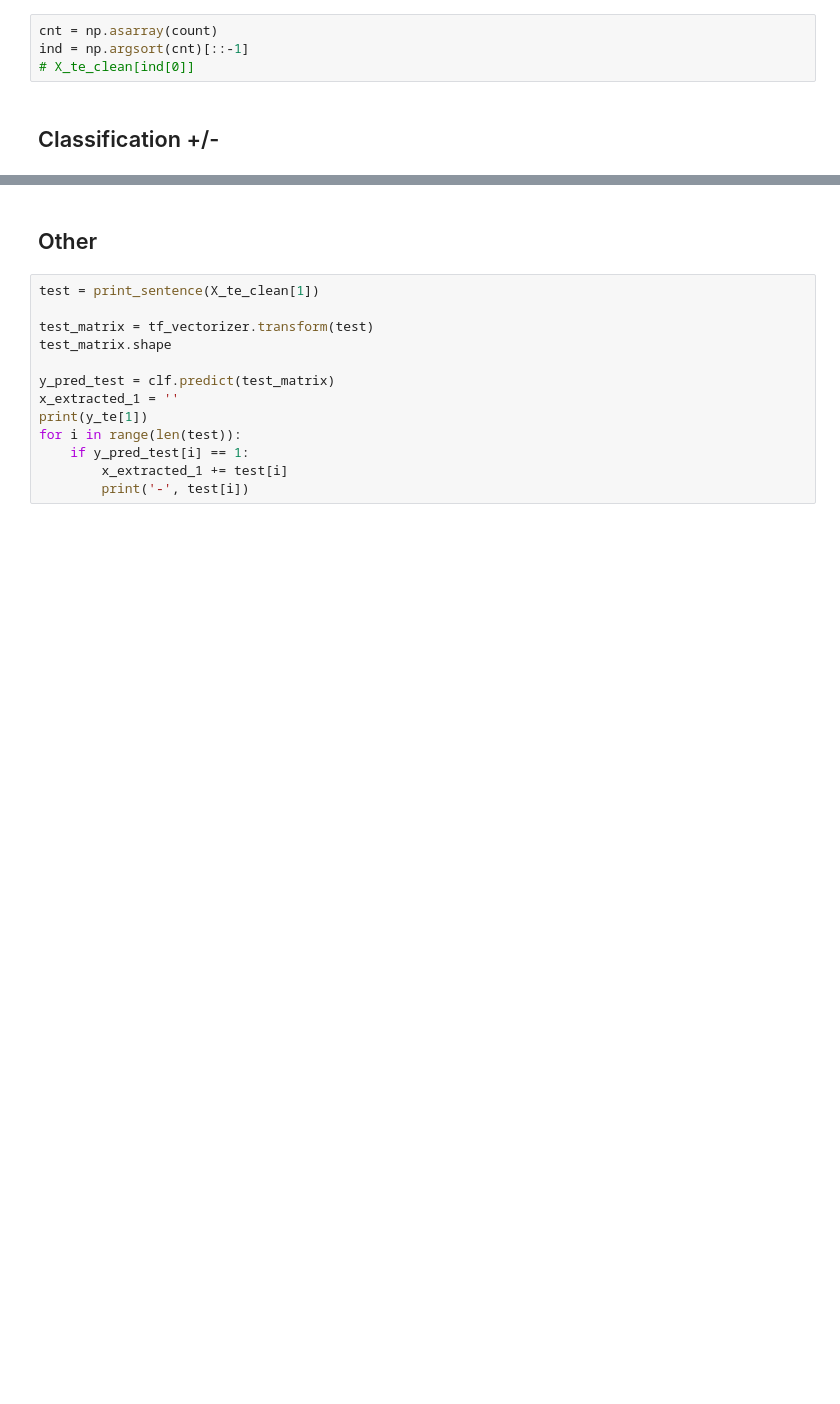
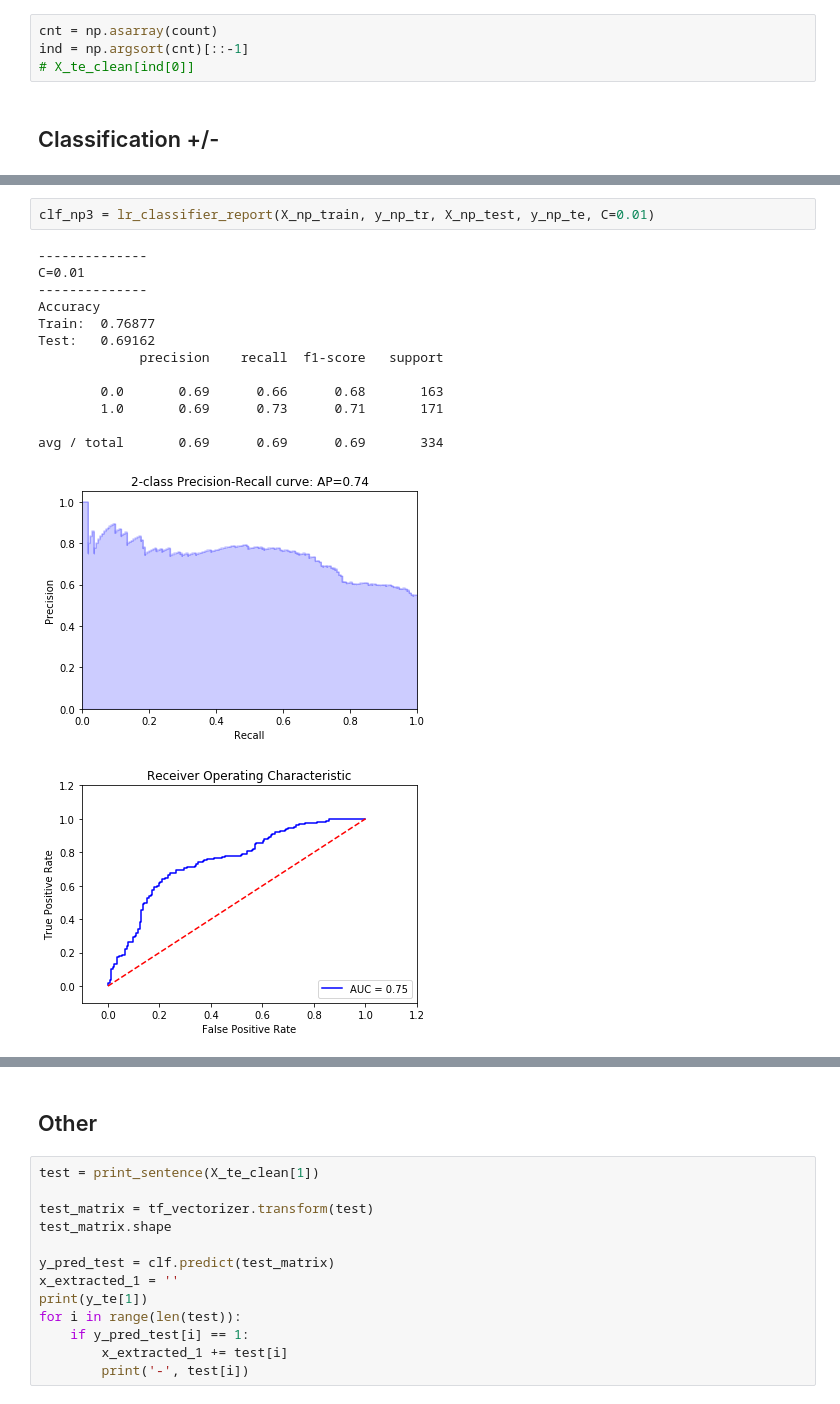
Before and after one commit to mrugami19/MovieReview, a Jupyter notebook: transparency-preprocessing-extraction/sentence-classification-Copy1.ipynb, the cells around one changed output, grey strips where cells are left out. Saved outputs shown, nothing was run; the diff lists cells and outputs as text; blank space fills up the shorter version.

```diff
--- a/transparency-preprocessing-extraction/sentence-classification-Copy1.ipynb
+++ b/transparency-preprocessing-extraction/sentence-classification-Copy1.ipynb
@@ -511,0 +559,17 @@ Split train-test data...
+# %%
+clf_np3 = lr_classifier_report(X_np_train, y_np_tr, X_np_test, y_np_te, C=0.01)
+# %% [output]
+--------------
+C=0.01
+--------------
+Accuracy
+Train:  0.76877
+Test:   0.69162
+             precision    recall  f1-score   support
+
+        0.0       0.69      0.66      0.68       163
+        1.0       0.69      0.73      0.71       171
+
+avg / total       0.69      0.69      0.69       334
+[figure, added]
+[figure, added]
```
Also changed, not shown: parts of 7 cells of this notebook.
